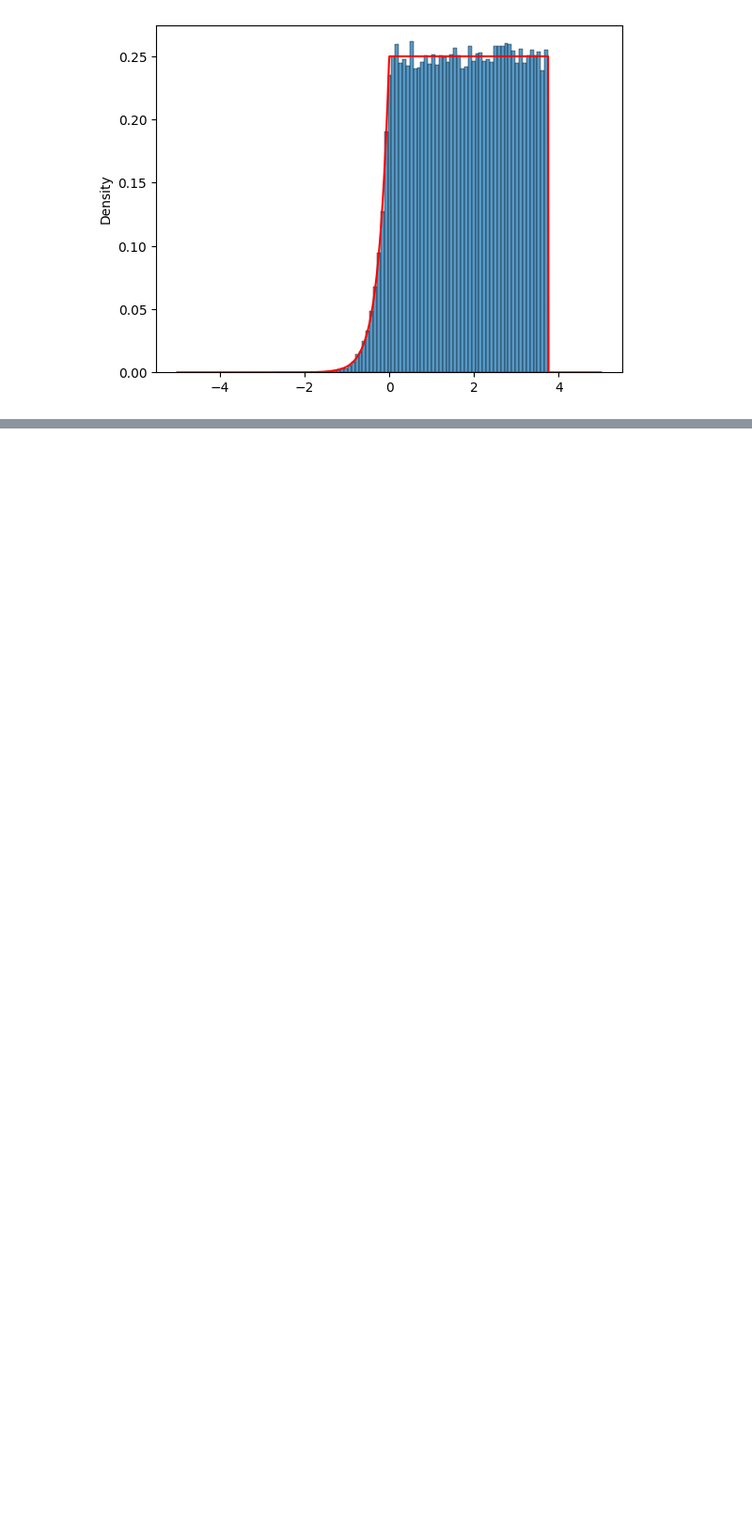
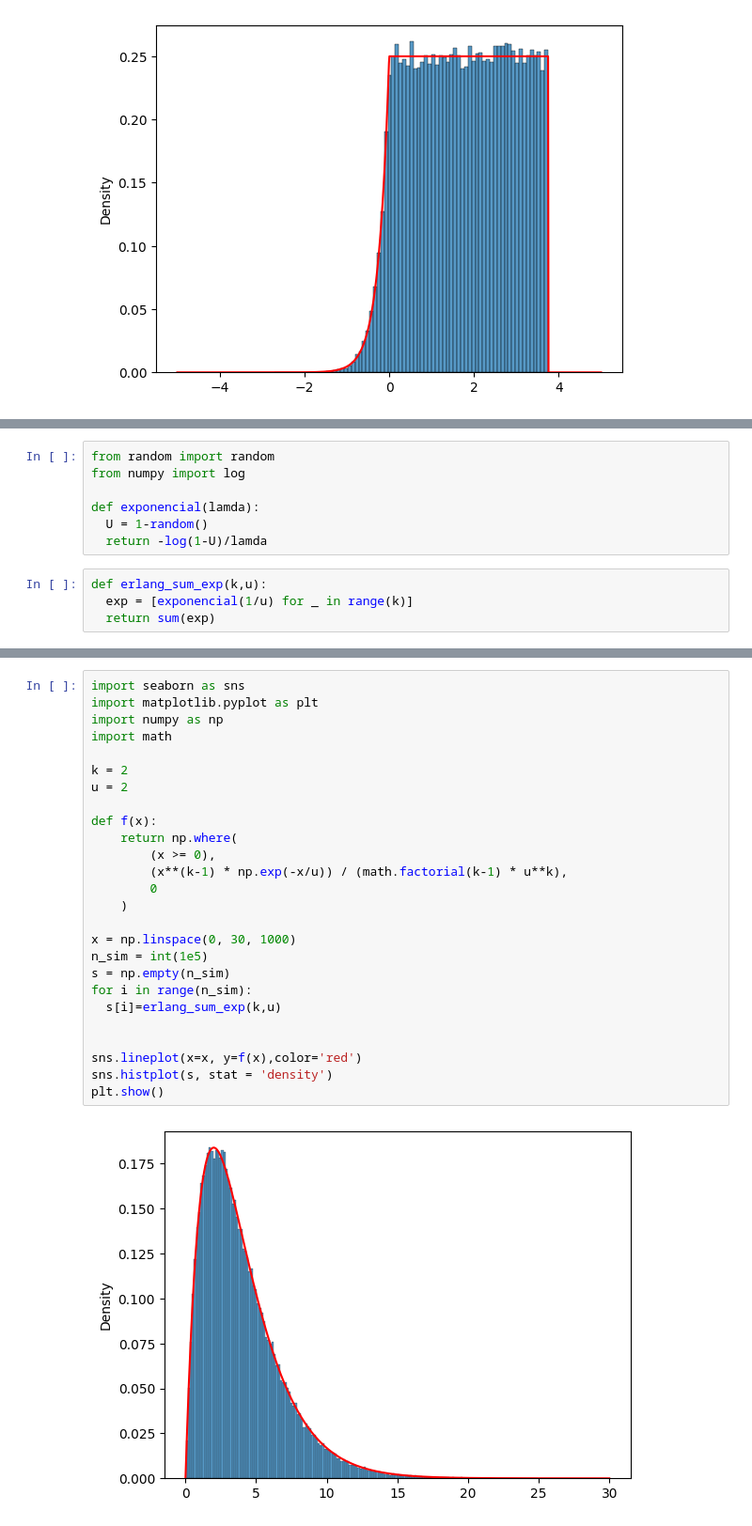
Before and after one commit to ramiro-l/ModelosYSimulacionFAMAF, a Jupyter notebook: Práctico5.ipynb, the cells around one changed output, grey strips where cells are left out. Shown: that part at 94% size. Saved outputs shown, nothing was run; the diff lists cells and outputs as text; blank space fills up the shorter version.

```diff
--- a/Práctico5.ipynb
+++ b/Práctico5.ipynb
@@ -568,0 +714,11 @@ plt.show()
+# %%
+from random import random
+from numpy import log
+
+def exponencial(lamda):
+  U = 1-random()
+  return -log(1-U)/lamda
+# %%
+def erlang_sum_exp(k,u):
+  exp = [exponencial(1/u) for _ in range(k)]
+  return sum(exp)
@@ -568,0 +733,28 @@ plt.show()
+# %%
+import seaborn as sns
+import matplotlib.pyplot as plt
+import numpy as np
+import math
+
+k = 2
+u = 2
+
+def f(x):
+    return np.where(
+        (x >= 0),
+        (x**(k-1) * np.exp(-x/u)) / (math.factorial(k-1) * u**k),
+        0
+    )
+
+x = np.linspace(0, 30, 1000)
+n_sim = int(1e5)
+s = np.empty(n_sim)
+for i in range(n_sim):
+  s[i]=erlang_sum_exp(k,u)
+
+
+sns.lineplot(x=x, y=f(x),color='red')
+sns.histplot(s, stat = 'density')
+plt.show()
+# %% [output]
+[figure, added]
```
Also changed, not shown: parts of 31 cells of this notebook.
